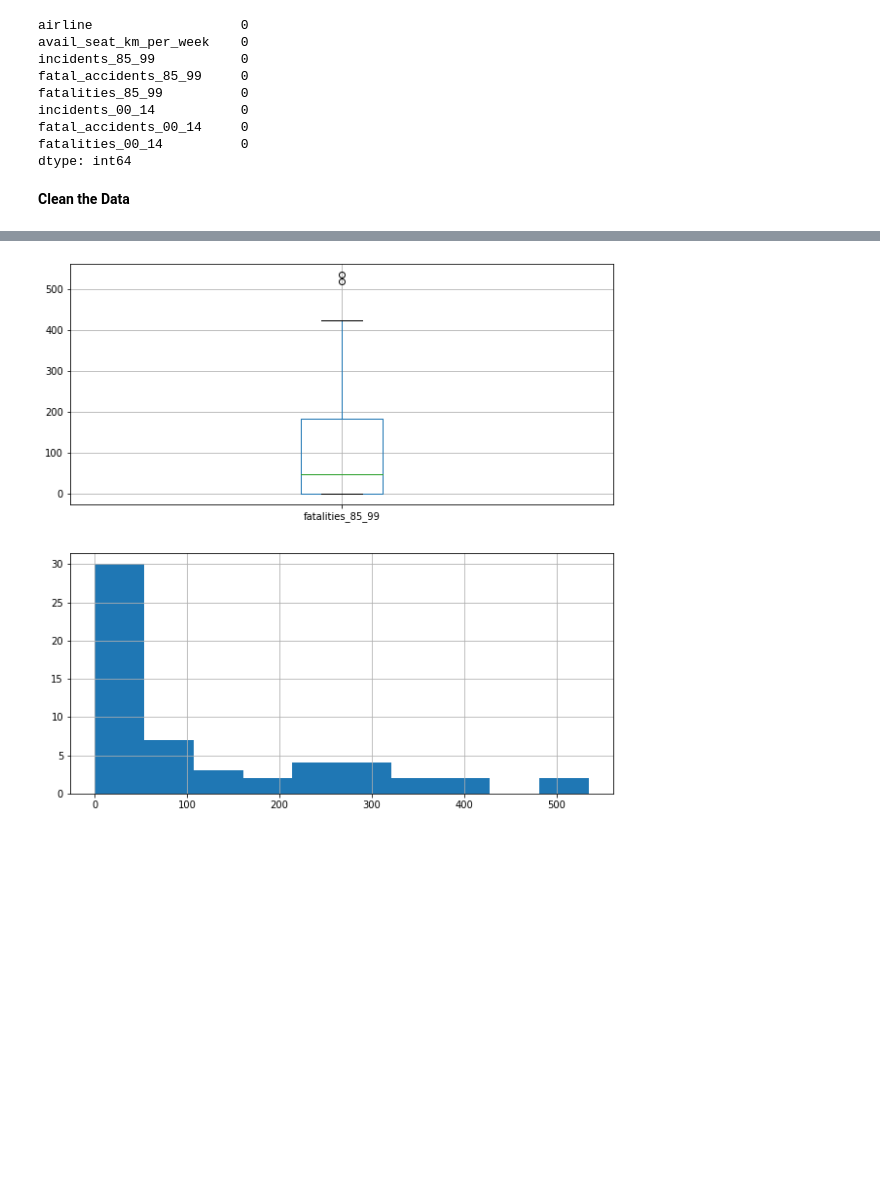
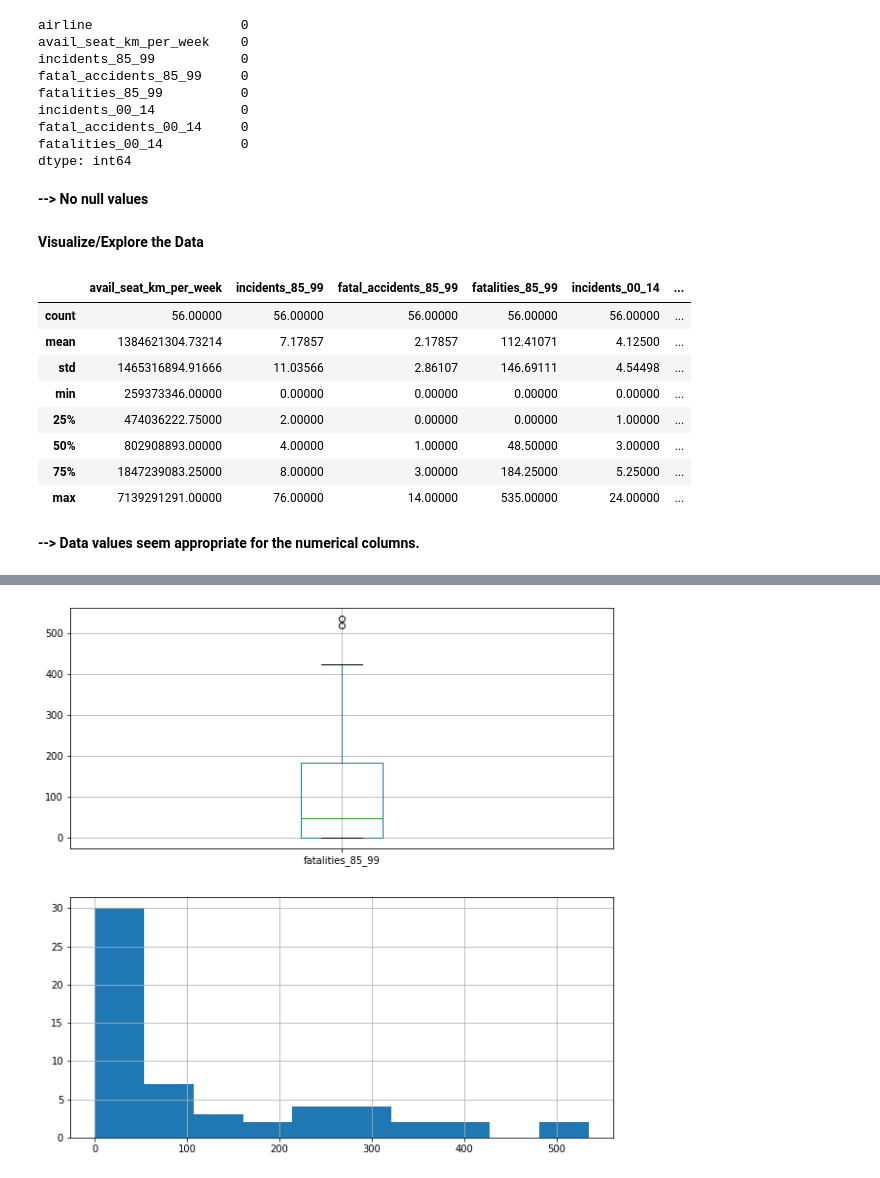
Before and after one commit to v-3sg/airline_safety, a Jupyter notebook: airline_safety.ipynb, the cells around one changed output, grey strips where cells are left out. Saved outputs shown, nothing was run; the diff lists cells and outputs as text; code cells hidden in the pictures; blank space fills up the shorter version.

```diff
--- a/airline_safety.ipynb
+++ b/airline_safety.ipynb
@@ -78,5 +72,24 @@ incidents_00_14           0
 fatal_accidents_00_14     0
 fatalities_00_14          0
 dtype: int64
+# %% [markdown]
+**--> No null values**
 # %% [markdown]
-**Clean the Data**
+**Visualize/Explore the Data**
+# %%
+#df.describe() presents avail_seat_kn_per_week in scientific notation
+#use code from here to suppress scientific notation:
+#https://stackoverflow.com/questions/40347689/dataframe-describe-suppress-scientific-notation
+df.describe().apply(lambda s: s.apply('{0:.5f}'.format))
+# %% [output]
+|  | avail_seat_km_per_week | incidents_85_99 | fatal_accidents_85_99 | fatalities_85_99 | incidents_00_14 | ... |
+| count | 56.00000 | 56.00000 | 56.00000 | 56.00000 | 56.00000 | ... |
+| mean | 1384621304.73214 | 7.17857 | 2.17857 | 112.41071 | 4.12500 | ... |
+| std | 1465316894.91666 | 11.03566 | 2.86107 | 146.69111 | 4.54498 | ... |
+| min | 259373346.00000 | 0.00000 | 0.00000 | 0.00000 | 0.00000 | ... |
+| 25% | 474036222.75000 | 2.00000 | 0.00000 | 0.00000 | 1.00000 | ... |
+| 50% | 802908893.00000 | 4.00000 | 1.00000 | 48.50000 | 3.00000 | ... |
+| 75% | 1847239083.25000 | 8.00000 | 3.00000 | 184.25000 | 5.25000 | ... |
+| max | 7139291291.00000 | 76.00000 | 14.00000 | 535.00000 | 24.00000 | ... |
+# %% [markdown]
+**--> Data values seem appropriate for the numerical columns.**
```
Also changed, not shown: parts of 20 cells of this notebook.
